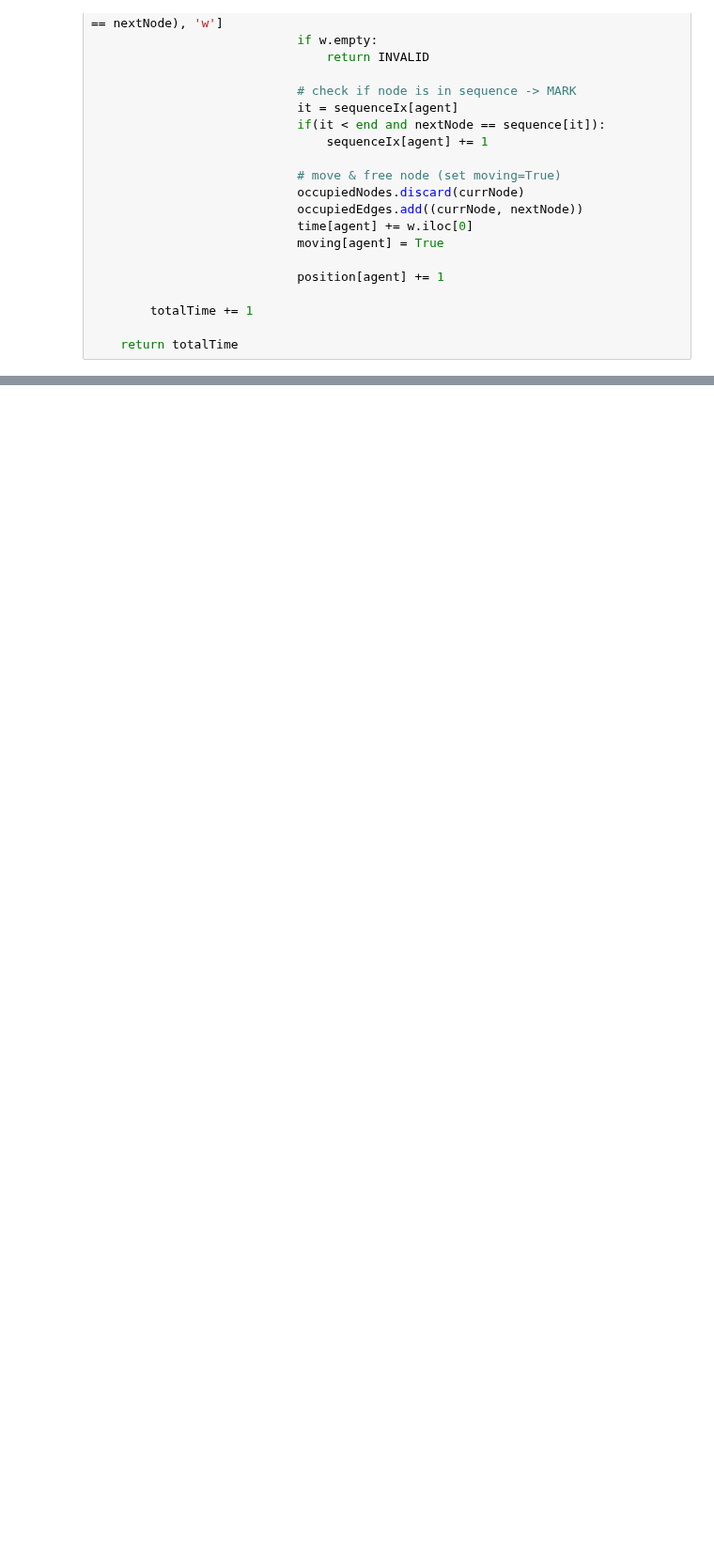
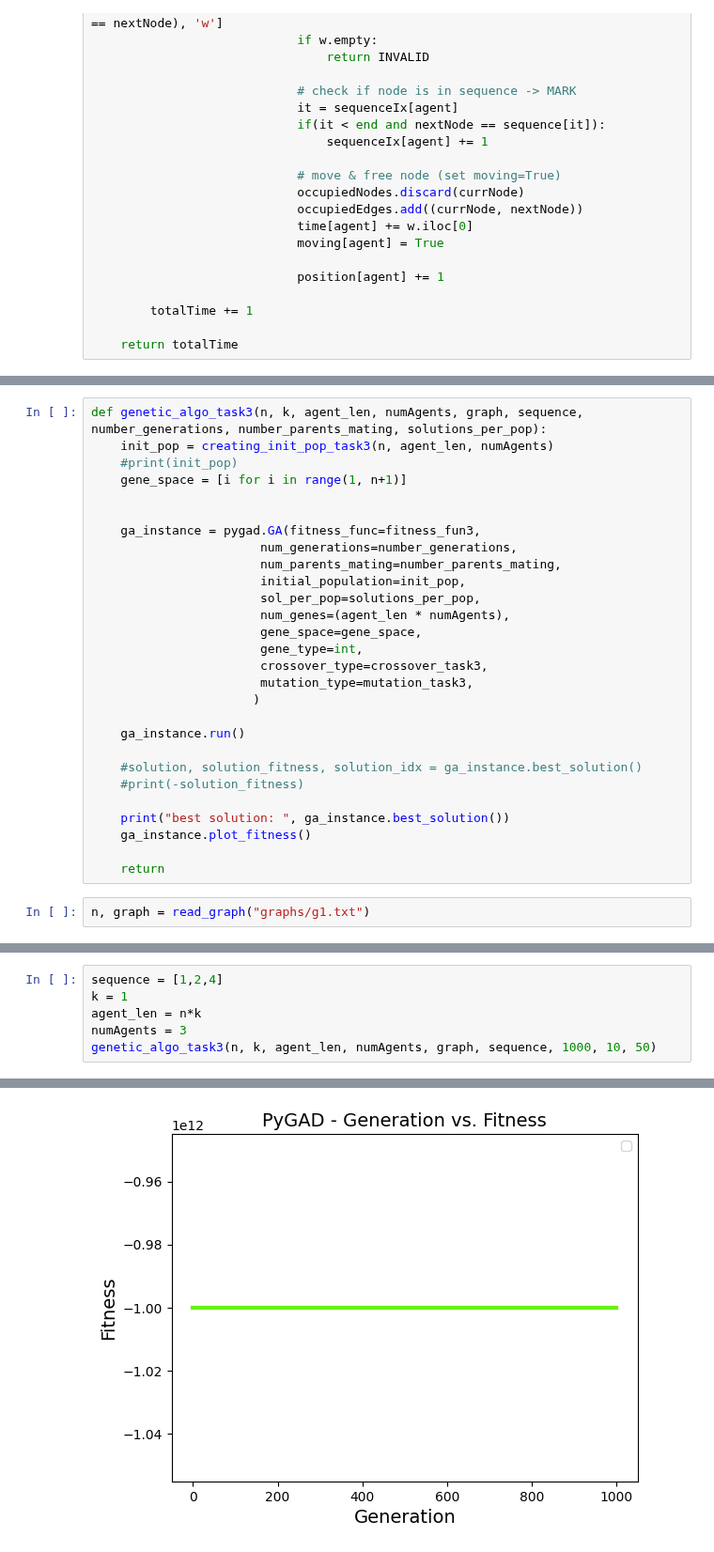
Before and after one commit to Favstina/IntelligentSystems-Assigment_1, a Jupyter notebook: Assigment1.ipynb, the cells around one changed output, grey strips where cells are left out. Shown at 94% size. Saved outputs shown, nothing was run; the diff lists cells and outputs as text; blank space fills up the shorter version.

```diff
--- a/Assigment1.ipynb
+++ b/Assigment1.ipynb
@@ -748,0 +592,30 @@ print(graph)
+# %%
+def genetic_algo_task3(n, k, agent_len, numAgents, graph, sequence, number_generations, number_parents_mating, solutions_per_pop):
+    init_pop = creating_init_pop_task3(n, agent_len, numAgents)
+    #print(init_pop)
+    gene_space = [i for i in range(1, n+1)]
+
+
+    ga_instance = pygad.GA(fitness_func=fitness_fun3,
+                       num_generations=number_generations,
+                       num_parents_mating=number_parents_mating,
+                       initial_population=init_pop,
+                       sol_per_pop=solutions_per_pop,
+                       num_genes=(agent_len * numAgents),
+                       gene_space=gene_space,
+                       gene_type=int,
+                       crossover_type=crossover_task3,
+                       mutation_type=mutation_task3,
+                      )
+
+    ga_instance.run()
+
+    #solution, solution_fitness, solution_idx = ga_instance.best_solution()
+    #print(-solution_fitness)
+
+    print("best solution: ", ga_instance.best_solution())
+    ga_instance.plot_fitness()
+
+    return
+# %%
+n, graph = read_graph("graphs/g1.txt")
@@ -748,0 +637,7 @@ print(graph)
+# %%
+sequence = [1,2,4]
+k = 1
+agent_len = n*k
+numAgents = 3
+genetic_algo_task3(n, k, agent_len, numAgents, graph, sequence, 1000, 10, 50)
+# %% [output]
@@ -748,0 +645 @@ print(graph)
+[figure, added]
```
Also changed, not shown: parts of 20 cells of this notebook.
